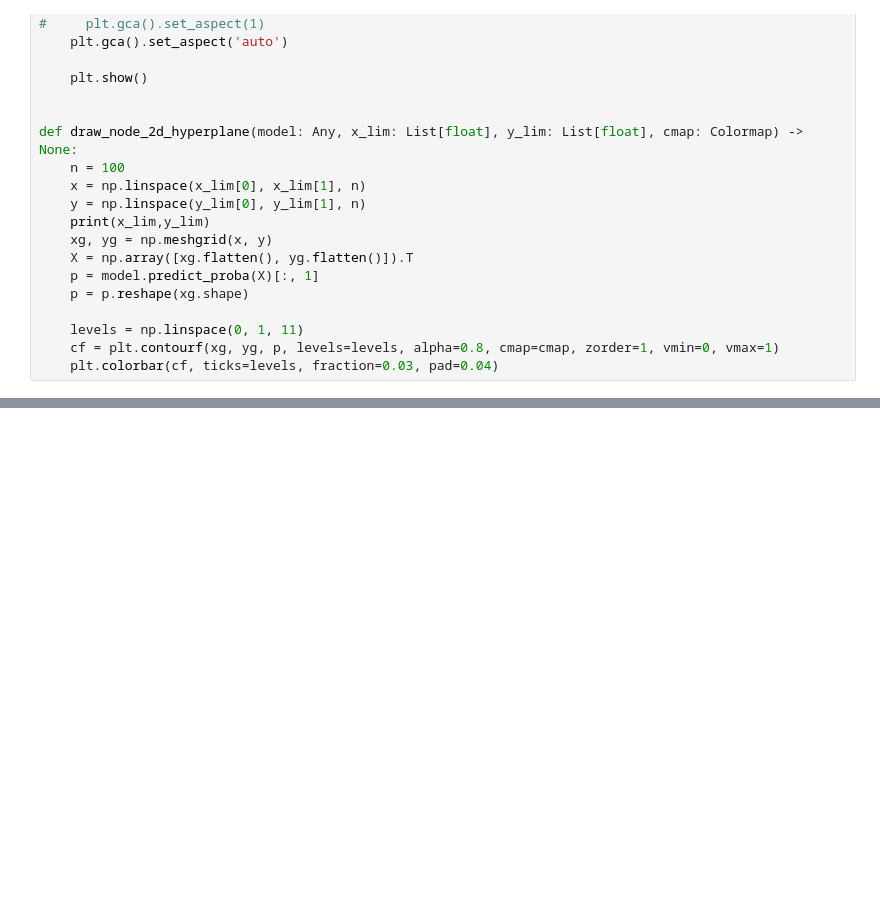
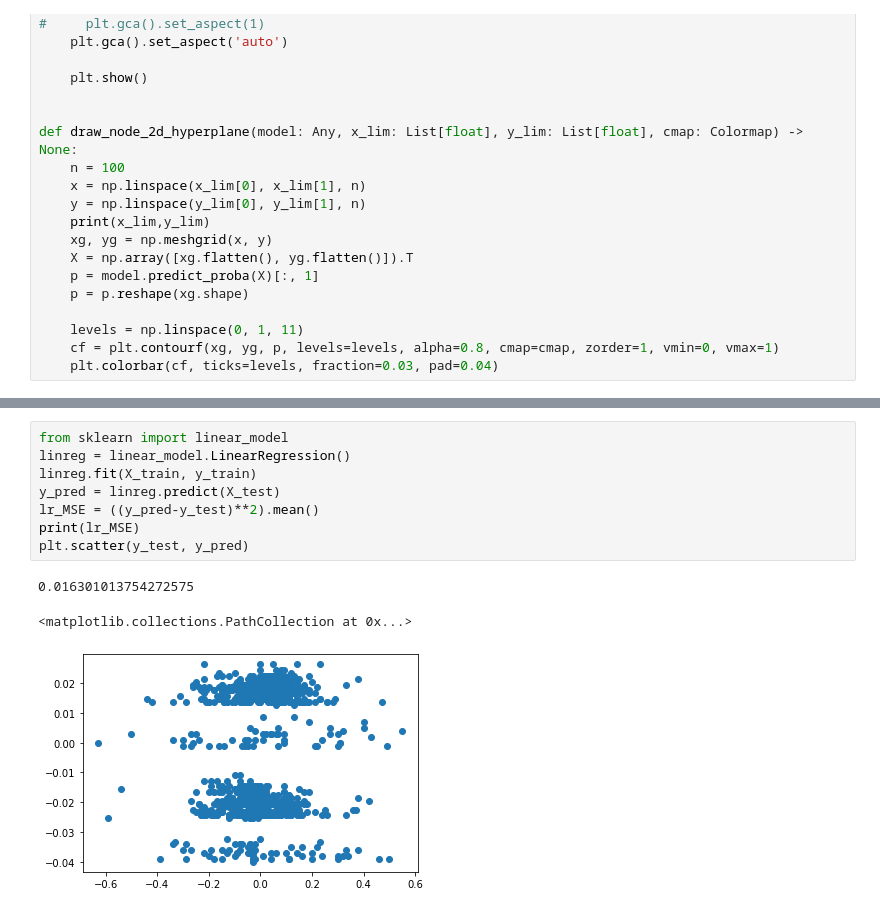
Before and after one commit to joeldsouza493/RFQ, a Jupyter notebook: Nuti_PartA.ipynb, the cells around one changed output, grey strips where cells are left out. Drawn from its saved outputs; the diff is of its cells as text; blank space fills up the shorter version.

```diff
--- a/Nuti_PartA.ipynb
+++ b/Nuti_PartA.ipynb
@@ -1333,0 +1357,12 @@ See the caveats in the documentation: https://pandas.pydata.org/pandas-docs/stab
+# %%
+from sklearn import linear_model
+linreg = linear_model.LinearRegression()
+linreg.fit(X_train, y_train)
+y_pred = linreg.predict(X_test)
+lr_MSE = ((y_pred-y_test)**2).mean()
+print(lr_MSE)
+plt.scatter(y_test, y_pred)
+# %% [output]
+0.016301013754272575
+<matplotlib.collections.PathCollection at 0x...>
+[figure, added]
```
Also changed, not shown: parts of 42 cells of this notebook.
